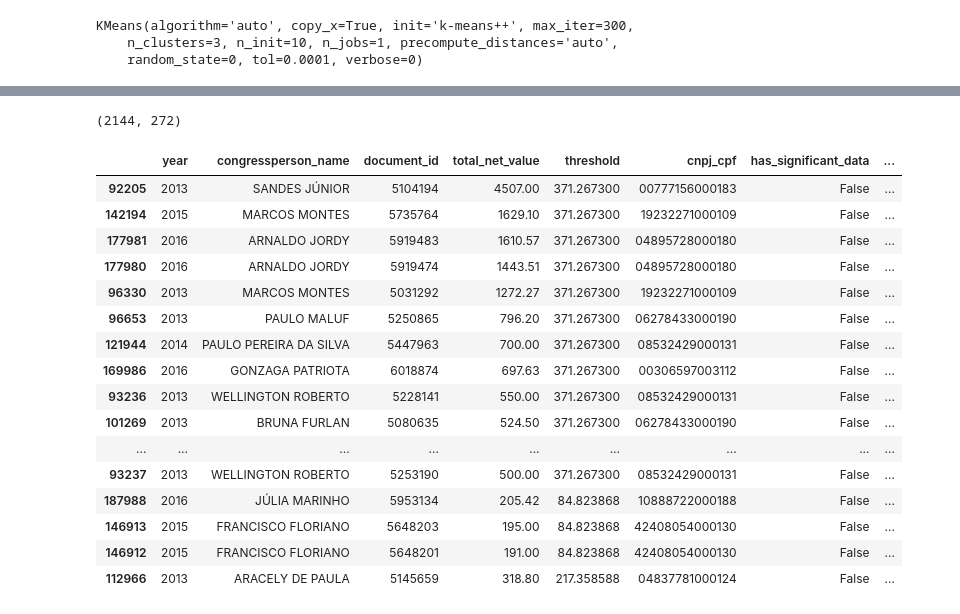
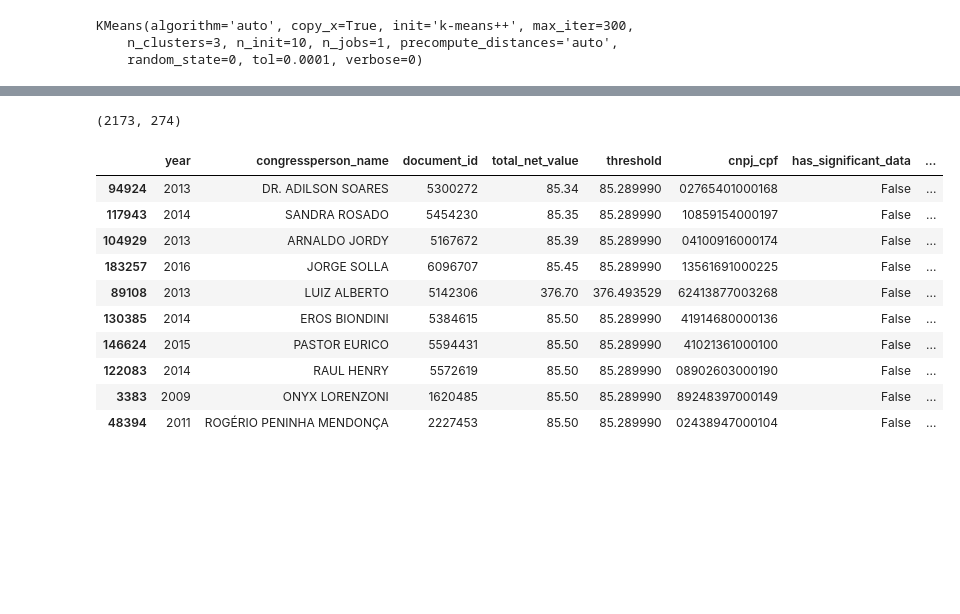
Before and after one commit to okfn-brasil/serenata-de-amor, a Jupyter notebook: develop/2016-12-01-irio-anomalies-in-meal-prices.ipynb, the cells around one changed output, grey strips where cells are left out. Saved outputs shown, nothing was run; the diff lists cells and outputs as text; code cells hidden in the pictures; blank space fills up the shorter version.

```diff
--- a/develop/2016-12-01-irio-anomalies-in-meal-prices.ipynb
+++ b/develop/2016-12-01-irio-anomalies-in-meal-prices.ipynb
@@ -555,5 +609,11 @@ threshold_for_groups
-# %%
-cnpj_list = pd.merge(cnpj_list, threshold_for_groups)
-cnpj_list.loc[cnpj_list['has_significant_data'], 'threshold'] = \
-    cnpj_list[cnpj_list['has_significant_data']] \
-        .apply(lambda x: x['mean'] + 3 * x['std'], axis=1)
+# %%
+group_thresholds = pd.merge(cnpj_list.query('~has_significant_data'),
+                            threshold_for_groups,
+                            on='y',
+                            suffixes=('', '_group'))
+
+cnpj_list = pd.merge(cnpj_list,
+                     group_thresholds[['cnpj', 'threshold_group']],
+                     how='left')
+cnpj_list.loc[~cnpj_list['has_significant_data'], 'threshold'] = \
+    cnpj_list['threshold_group']
@@ -573,45 +649,43 @@ cnpj_list.shape
 # %%
-merged = pd.merge(dataset, cnpj_list, how='left', left_on='cnpj_cpf', right_on='cnpj')
+merged = pd.merge(dataset, cnpj_list,
+                  how='left',
+                  left_on='cnpj_cpf',
+                  right_on='cnpj',
+                  suffixes=('', '_company'))
 # %%
-merged['name'] = merged['name'].astype(np.str)
+merged['supplier'] = merged['supplier'].astype(np.str)
 is_hotel_reimbursement = \
-    merged['name'].str.lower().str.contains(r'hote[l(eis)(ls)]')
+    (merged['supplier'].str.lower().str.contains(HOTEL_REGEX))
 
 merged[~is_hotel_reimbursement].query('total_net_value > threshold').shape
 # %% [output]
-(2144, 272)
+(2173, 274)
 # %%
 keys = ['year',
         'congressperson_name',
         'document_id',
         'total_net_value',
         'threshold',
         'cnpj_cpf',
         'has_significant_data',
         'name']
 
-merged['diff'] = abs(merged['total_net_value'] - merged['threshold'])
+merged['diff'] = merged['threshold'] - merged['total_net_value']
 merged[~(is_hotel_reimbursement | merged['has_significant_data'])] \
-    .query('(total_net_value > threshold) & (year > 2012)') \
-    .sort_values('diff', ascending=False).head(20)[keys]
+    .query('(total_net_value > threshold)') \
+    .sort_values('diff', ascending=False).head(10)[keys]
 # %% [output]
 |  | year | congressperson_name | document_id | total_net_value | threshold | cnpj_cpf | has_significant_data | ... |
-| 92205 | 2013 | SANDES JÚNIOR | 5104194 | 4507.00 | 371.267300 | 00777156000183 | False | ... |
-| 142194 | 2015 | MARCOS MONTES | 5735764 | 1629.10 | 371.267300 | 19232271000109 | False | ... |
-| 177981 | 2016 | ARNALDO JORDY | 5919483 | 1610.57 | 371.267300 | 04895728000180 | False | ... |
-| 177980 | 2016 | ARNALDO JORDY | 5919474 | 1443.51 | 371.267300 | 04895728000180 | False | ... |
-| 96330 | 2013 | MARCOS MONTES | 5031292 | 1272.27 | 371.267300 | 19232271000109 | False | ... |
-| 96653 | 2013 | PAULO MALUF | 5250865 | 796.20 | 371.267300 | 06278433000190 | False | ... |
-| 121944 | 2014 | PAULO PEREIRA DA SILVA | 5447963 | 700.00 | 371.267300 | 08532429000131 | False | ... |
-| 169986 | 2016 | GONZAGA PATRIOTA | 6018874 | 697.63 | 371.267300 | 00306597003112 | False | ... |
-| 93236 | 2013 | WELLINGTON ROBERTO | 5228141 | 550.00 | 371.267300 | 08532429000131 | False | ... |
-| 101269 | 2013 | BRUNA FURLAN | 5080635 | 524.50 | 371.267300 | 06278433000190 | False | ... |
-| ... | ... | ... | ... | ... | ... | ... | ... | ... |
-| 93237 | 2013 | WELLINGTON ROBERTO | 5253190 | 500.00 | 371.267300 | 08532429000131 | False | ... |
-| 187988 | 2016 | JÚLIA MARINHO | 5953134 | 205.42 | 84.823868 | 10888722000188 | False | ... |
-| 146913 | 2015 | FRANCISCO FLORIANO | 5648203 | 195.00 | 84.823868 | 42408054000130 | False | ... |
-| 146912 | 2015 | FRANCISCO FLORIANO | 5648201 | 191.00 | 84.823868 | 42408054000130 | False | ... |
-| 112966 | 2013 | ARACELY DE PAULA | 5145659 | 318.80 | 217.358588 | 04837781000124 | False | ... |
+| 94924 | 2013 | DR. ADILSON SOARES | 5300272 | 85.34 | 85.289990 | 02765401000168 | False | ... |
+| 117943 | 2014 | SANDRA ROSADO | 5454230 | 85.35 | 85.289990 | 10859154000197 | False | ... |
+| 104929 | 2013 | ARNALDO JORDY | 5167672 | 85.39 | 85.289990 | 04100916000174 | False | ... |
+| 183257 | 2016 | JORGE SOLLA | 6096707 | 85.45 | 85.289990 | 13561691000225 | False | ... |
+| 89108 | 2013 | LUIZ ALBERTO | 5142306 | 376.70 | 376.493529 | 62413877003268 | False | ... |
+| 130385 | 2014 | EROS BIONDINI | 5384615 | 85.50 | 85.289990 | 41914680000136 | False | ... |
+| 146624 | 2015 | PASTOR EURICO | 5594431 | 85.50 | 85.289990 | 41021361000100 | False | ... |
+| 122083 | 2014 | RAUL HENRY | 5572619 | 85.50 | 85.289990 | 08902603000190 | False | ... |
+| 3383 | 2009 | ONYX LORENZONI | 1620485 | 85.50 | 85.289990 | 89248397000149 | False | ... |
+| 48394 | 2011 | ROGÉRIO PENINHA MENDONÇA | 2227453 | 85.50 | 85.289990 | 02438947000104 | False | ... |
 # %%
 merged[~is_hotel_reimbursement].shape
 # %% [output]
```
Also changed, not shown: parts of 47 cells of this notebook, 3 other files.
